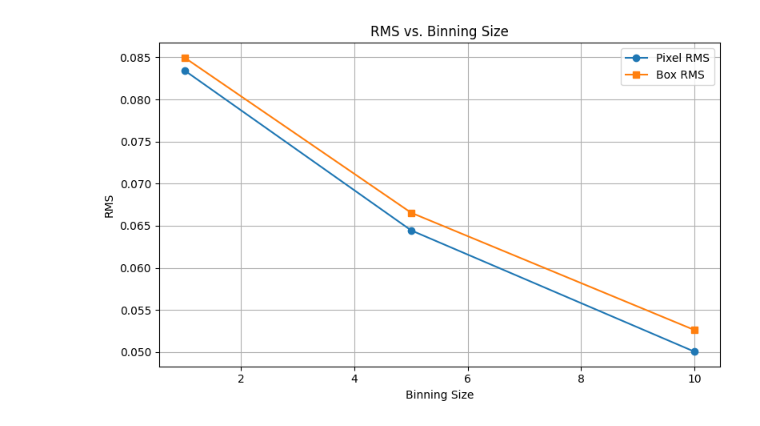
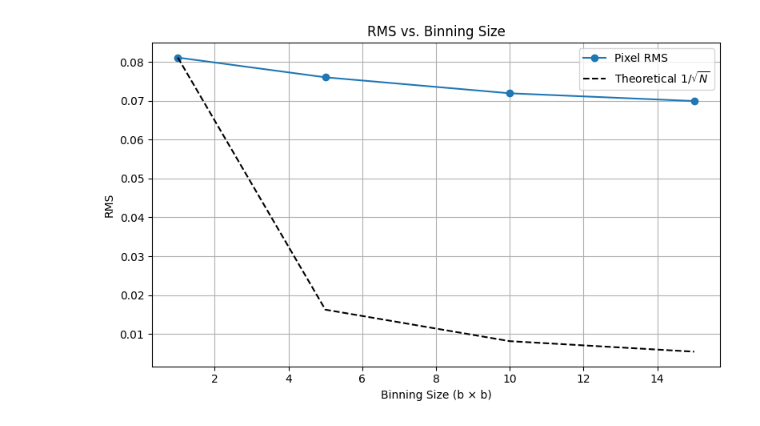
Before and after one commit to SaturnZC/ALMA_project, a Jupyter notebook: pixel_binning_test/pixel_binning_test.ipynb, the cells around one changed output. Saved outputs shown, nothing was run; the diff lists cells and outputs as text; code cells hidden in the pictures.

Commit message:
add theoretical rms line

```diff
--- a/pixel_binning_test/pixel_binning_test.ipynb
+++ b/pixel_binning_test/pixel_binning_test.ipynb
@@ -17,7 +17,7 @@ print(f"Data shape: {cube.shape}")
 
 # ==== Extract specified channel region ====
 # x1, x2, y1, y2 = 210, 240, 50, 80  # selected region
-x1, x2, y1, y2 = 240, 260, 90, 110  # selected region
+x1, x2, y1, y2 = 220, 280, 70, 130  # selected region
 
 subcube = cube[v1:v2, y1:y2, x1:x2]
 channels = np.arange(v1, v2)
@@ -32,7 +32,7 @@ def spatial_bin_cube(cube, bin_factor):
     return reshaped.mean(axis=(2, 4))
 
 # ==== Set binning sizes ====
-bin_sizes = [1, 5, 10]
+bin_sizes = [1, 5, 10, 15]
 moment0_maps = {}
 snr_maps = {}
 
@@ -107,7 +107,7 @@ velocity_axis_kms = velocity_axis / 1e3  #  km/s
 for b in bin_sizes:
     cube_use = subcube if b == 1 else spatial_bin_cube(subcube, b)
     yb, xb = y0 // b, x0 // b
-    roi = cube_use[:, yb:yb + 1, xb:xb + 1] if b > 1 else cube_use[:, y0 - 2:y0 + 3, x0 - 2:x0 + 3]
+    roi = cube_use[:, yb:yb + 1, xb:xb + 1] #if b > 1 else cube_use[:, y0 - 2:y0 + 3, x0 - 2:x0 + 3]
     spec = roi.mean(axis=(1, 2))
     ax.plot(velocity_axis_kms, spec, label=f'bin {b}×{b}')
 
@@ -129,38 +129,31 @@ Data shape: (1532, 402, 355)
 # %%
 # ==== Plot RMS vs. Binning Size ====
-# This section collects RMS values for different binning sizes and plots them.
-# Collect RMS values for plotting
 rms_pixel_list = []
-rms_box_list = []
+
+# 取得空間區域中心（用於 binning 後定位）
+y0, x0 = (y2 - y1) // 2, (x2 - x1) // 2
 
 for b in bin_sizes:
     binned = subcube if b == 1 else spatial_bin_cube(subcube, b)
+
+    # ---- Pixel RMS ----
     rms_pixel = np.nanstd(binned, axis=0) * np.sqrt(binned.shape[0])
+    rms_pixel_list.append(np.nanmean(rms_pixel))
 
-    # Box RMS: use the originally selected region, adjust for binning
-    if b == 1:
-        box_region = binned[:, :, :]
-    else:
-        # Map original region to binned region
-        y1b, y2b = 0, binned.shape[1]
-        x1b, x2b = 0, binned.shape[2]
-        box_region = binned[:, y1b:y2b, x1b:x2b]
-    rms_box = np.nanstd(box_region) * np.sqrt(binned.shape[0])
+# ---- 理論線：以 bin 1 為基準，理論應下降 1/sqrt(N)（面積） ----
+ref = rms_pixel_list[0]
+ideal_rms = [ref / np.sqrt(b * b) for b in bin_sizes]
 
-
-    rms_pixel_list.append(np.nanmean(rms_pixel))
-    rms_box_list.append(rms_box)
-
-# Plot RMS diagram
+# ==== 繪圖 ====
 plt.figure(figsize=(8, 5))
 plt.plot(bin_sizes, rms_pixel_list, 'o-', label='Pixel RMS')
-plt.plot(bin_sizes, rms_box_list, 's-', label='Box RMS')
-plt.xlabel('Binning Size')
+plt.plot(bin_sizes, ideal_rms, 'k--', label='Theoretical $1/\\sqrt{N}$')
+plt.xlabel('Binning Size (b × b)')
 plt.ylabel('RMS')
 plt.title('RMS vs. Binning Size')
 plt.legend()
 plt.grid(True)
 plt.tight_layout()
 plt.show()
 # %% [output]
-[figure, old version]
+[figure, new version]
```
Also changed, not shown: parts of 1 cell of this notebook, 1 other file.
